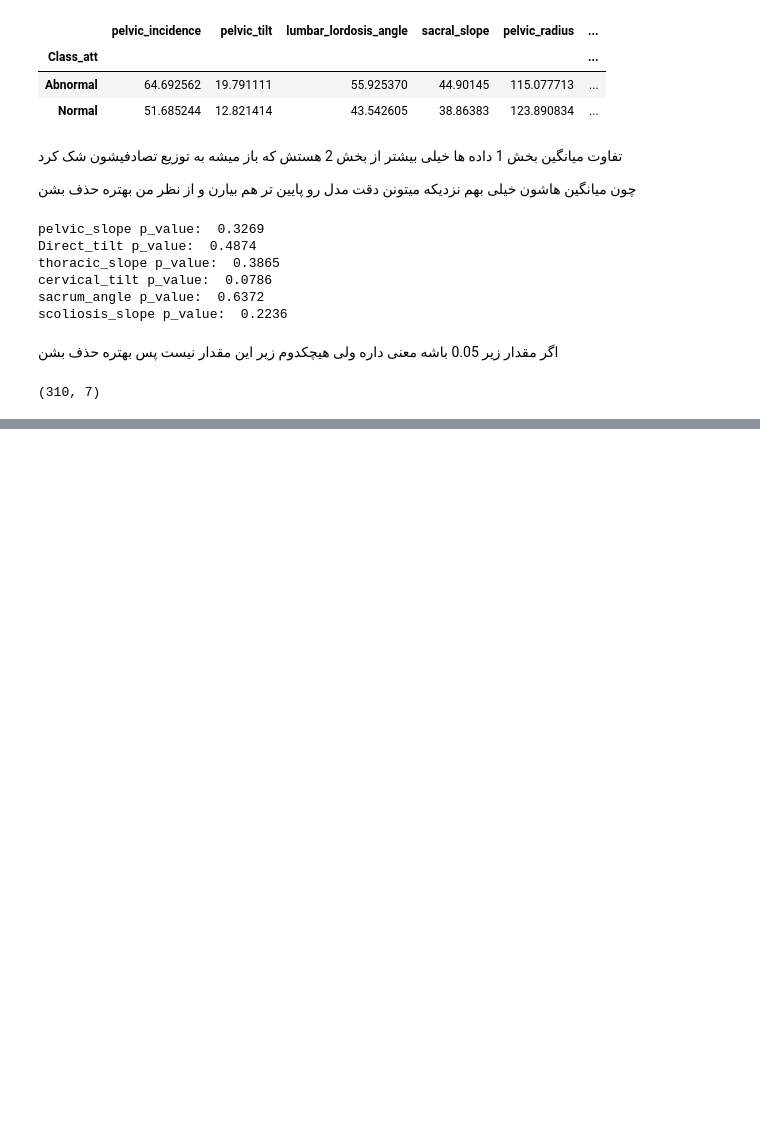
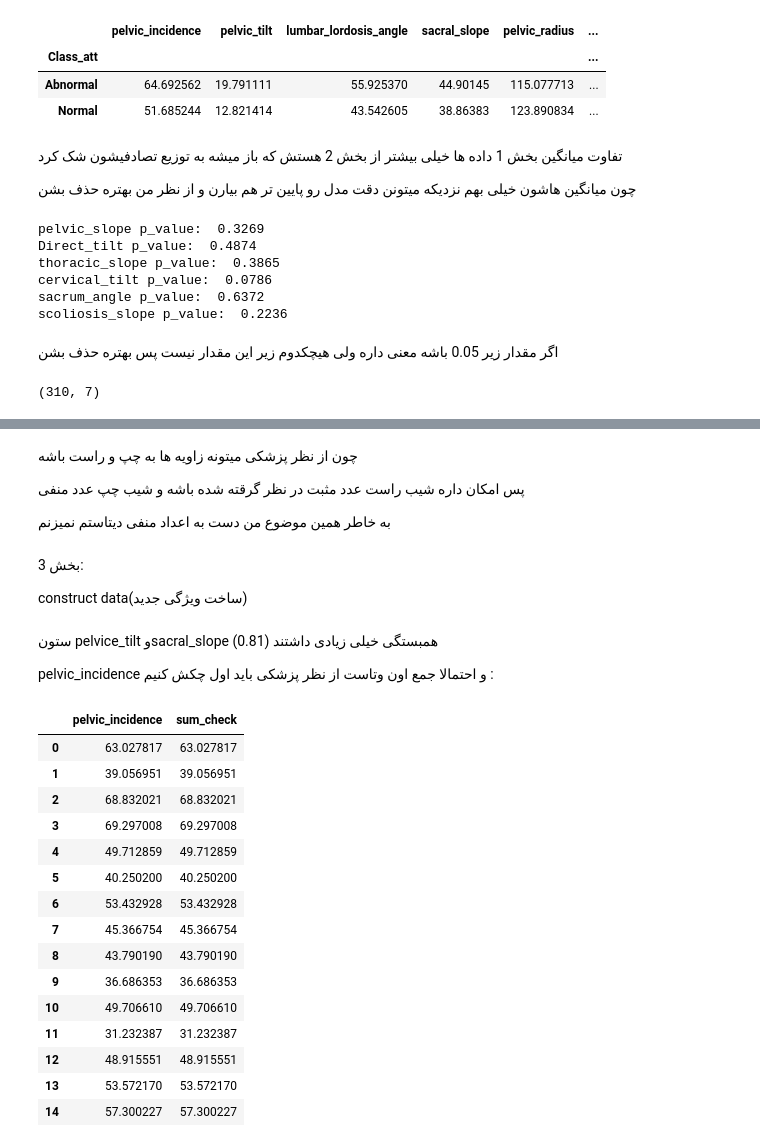
Before and after one commit to RomiinaAhmadi/lowerback_pain, a Jupyter notebook: data_preparation.ipynb, the cells around one changed output, grey strips where cells are left out. Drawn from its saved outputs; the diff is of its cells as text; code cells hidden in the pictures; blank space fills up the shorter version.

Commit message:
half of data preparation

```diff
--- a/data_preparation.ipynb
+++ b/data_preparation.ipynb
@@ -61,0 +137,35 @@ selected_df.shape
+# %% [markdown]
+چون از نظر پزشکی میتونه زاویه ها به چپ و راست باشه
+
+پس امکان داره شیب راست عدد مثبت در نظر گرقته شده باشه و شیب چپ عدد منفی
+
+به خاطر همین موضوع من دست به اعداد منفی دیتاستم نمیزنم
+# %% [markdown]
+بخش 3:
+
+construct data(ساخت ویژگی جدید)
+# %% [markdown]
+ستون pelvice_tilt وsacral_slope همبستگی خیلی زیادی داشتند (0.81)
+
+pelvic_incidence و احتمالا جمع اون وتاست از نظر پزشکی باید اول چکش کنیم :
+# %%
+selected_df["sum_check"] = selected_df["sacral_slope"] + selected_df["pelvic_tilt"]
+
+selected_df[["pelvic_incidence" , "sum_check" ]].head(15)
+# %% [output]
+|  | pelvic_incidence | sum_check |
+| 0 | 63.027817 | 63.027817 |
+| 1 | 39.056951 | 39.056951 |
+| 2 | 68.832021 | 68.832021 |
+| 3 | 69.297008 | 69.297008 |
+| 4 | 49.712859 | 49.712859 |
+| 5 | 40.250200 | 40.250200 |
+| 6 | 53.432928 | 53.432928 |
+| 7 | 45.366754 | 45.366754 |
+| 8 | 43.790190 | 43.790190 |
+| 9 | 36.686353 | 36.686353 |
+| 10 | 49.706610 | 49.706610 |
+| 11 | 31.232387 | 31.232387 |
+| 12 | 48.915551 | 48.915551 |
+| 13 | 53.572170 | 53.572170 |
+| 14 | 57.300227 | 57.300227 |
```
Also changed, not shown: parts of 11 cells of this notebook.
